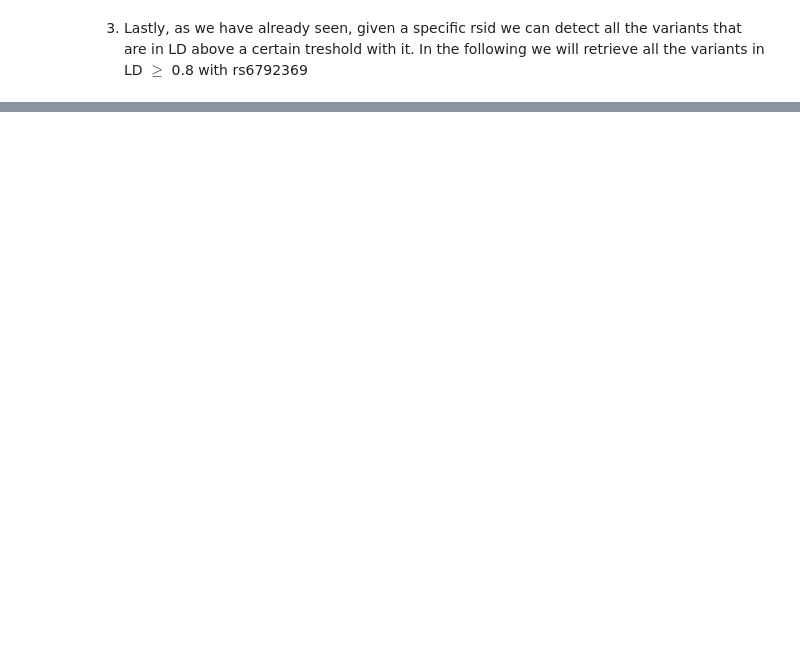
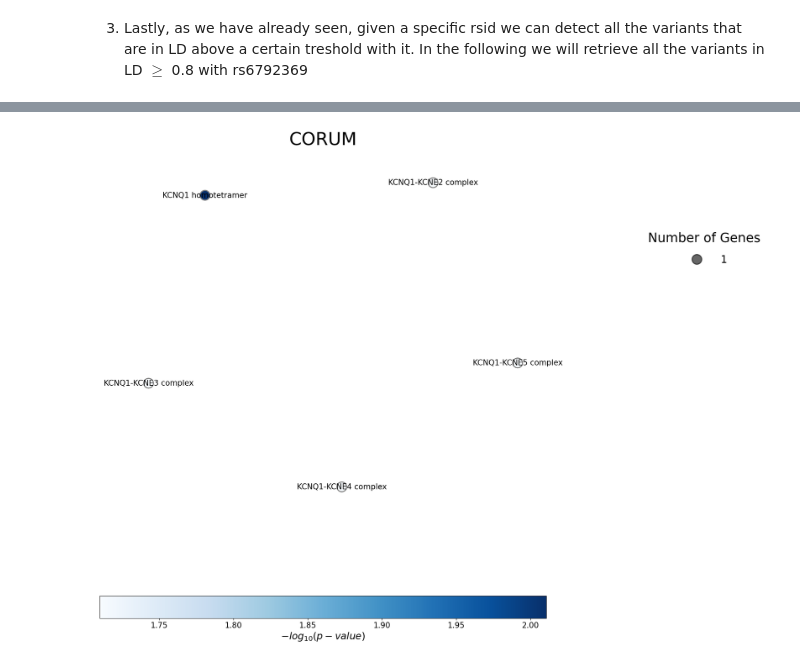
Before and after one commit to freh-g/genopyc, a Jupyter notebook: tutorials/Genopyc-tutorial-notebook.ipynb, the cells around one changed output, grey strips where cells are left out. Drawn from its saved outputs; the diff is of its cells as text; code cells hidden in the pictures; blank space fills up the shorter version.

```diff
--- a/tutorials/Genopyc-tutorial-notebook.ipynb
+++ b/tutorials/Genopyc-tutorial-notebook.ipynb
@@ -482,0 +422,23 @@ results_OT
+# %%
+genes_gwas_catalog = ['HIVEP1',
+ 'STOX1',
+ 'PIGQ',
+ 'LINC02664',
+ 'PFKP',
+ 'CSMD1',
+ 'PPP1R2P1',
+ 'RAB40C',
+ 'HLA-Z',
+ 'MYH14',
+ 'AMD1P4',
+ 'CHST3',
+ 'PRKN',
+ 'SUMF1',
+ 'ARL8B',
+ 'GPC6',
+ 'SPOCK2',
+ 'EYS',
+ 'KCNQ1',
+ 'RN7SKP231',
+ 'ZEB1-AS1',
+ 'LINC02541']
@@ -482,0 +449,10 @@ results_OT
+# %%
+def PlotEnrich(gene_list,pval):
+    gp.plot_enrichment_analisys_network(gene_list,pval,fontsize=15,layout = 'auto',colormap='Blues',edgecolor='grey',
+                                    mkcolor='grey',figsize=(20,15),k=100,factor=1.1,cbarfontsize=15,mkfsize=1200,
+                                    ha='center',va='center',legend=True,legend_col=1, legend_columnspacing=1,legend_labelspacing=1,
+                                 legend_location=(1.5,0.8),legend_title='Number of Genes',cbar_loc=(0,0))
+# %%
+PlotEnrich(genes_gwas_catalog,1.6)
+# %% [output]
+[figure, added]
```
Also changed, not shown: parts of 37 cells of this notebook, 3 other files.
